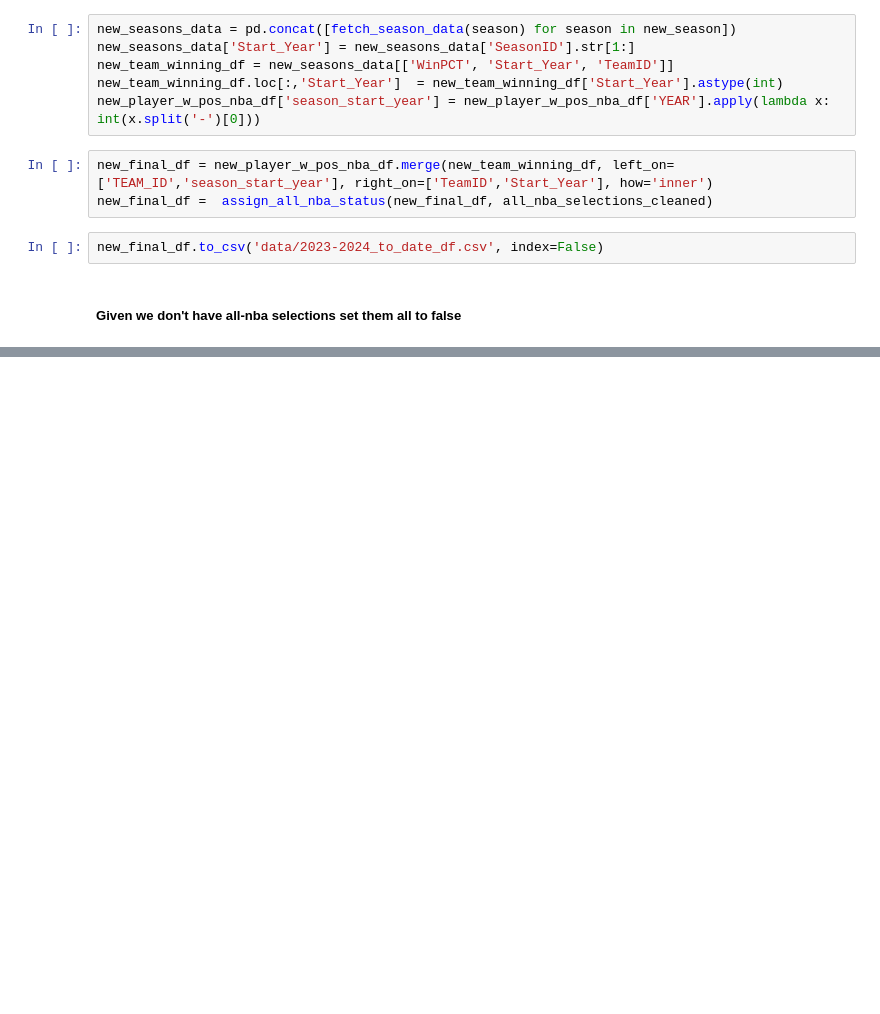
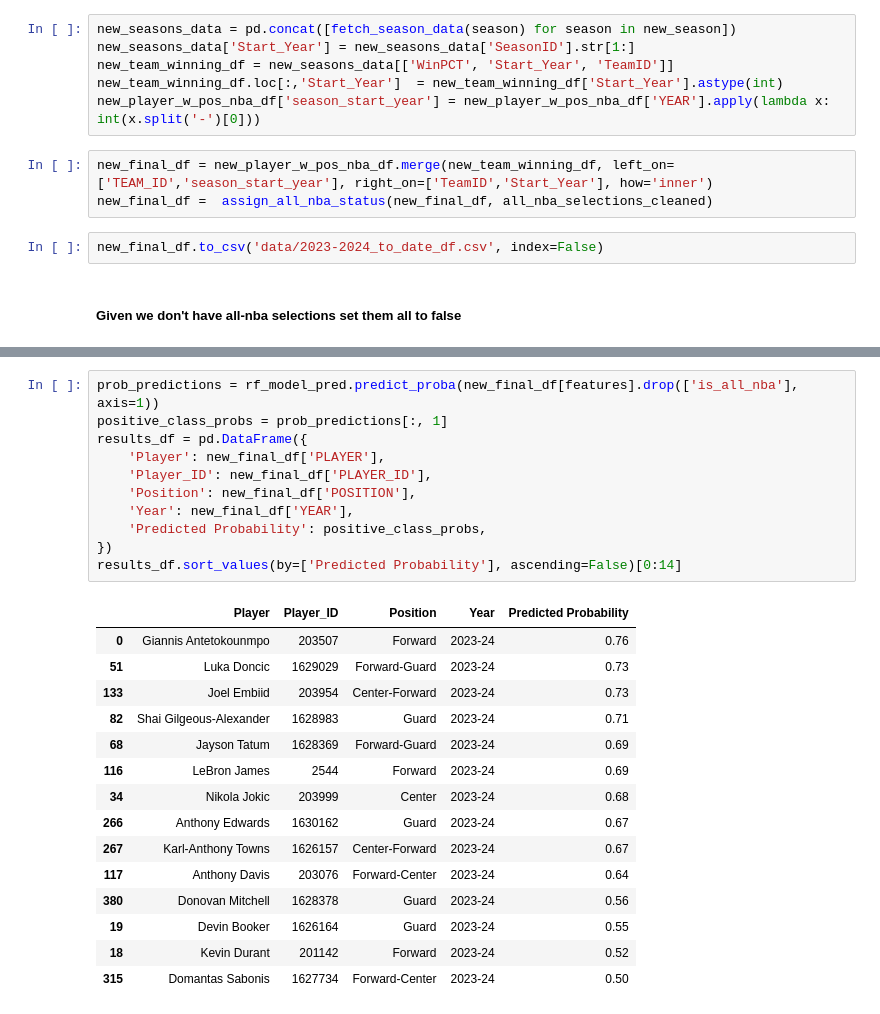
Before and after one commit to omerkhan3/nba_allstar_predictor, a Jupyter notebook: nba_allstar_predictions.ipynb, the cells around one changed output, grey strips where cells are left out. Saved outputs shown, nothing was run; the diff lists cells and outputs as text; blank space fills up the shorter version.

```diff
--- a/nba_allstar_predictions.ipynb
+++ b/nba_allstar_predictions.ipynb
@@ -603,0 +621,27 @@ new_log_reg_model = log_reg.predict_proba(X_half_season_scaled)
+# %%
+prob_predictions = rf_model_pred.predict_proba(new_final_df[features].drop(['is_all_nba'], axis=1))
+positive_class_probs = prob_predictions[:, 1]
+results_df = pd.DataFrame({
+    'Player': new_final_df['PLAYER'],
+    'Player_ID': new_final_df['PLAYER_ID'],
+    'Position': new_final_df['POSITION'],
+    'Year': new_final_df['YEAR'],
+    'Predicted Probability': positive_class_probs,
+})
+results_df.sort_values(by=['Predicted Probability'], ascending=False)[0:14]
+# %% [output]
+|  | Player | Player_ID | Position | Year | Predicted Probability |
+| 0 | Giannis Antetokounmpo | 203507 | Forward | 2023-24 | 0.76 |
+| 51 | Luka Doncic | 1629029 | Forward-Guard | 2023-24 | 0.73 |
+| 133 | Joel Embiid | 203954 | Center-Forward | 2023-24 | 0.73 |
+| 82 | Shai Gilgeous-Alexander | 1628983 | Guard | 2023-24 | 0.71 |
+| 68 | Jayson Tatum | 1628369 | Forward-Guard | 2023-24 | 0.69 |
+| 116 | LeBron James | 2544 | Forward | 2023-24 | 0.69 |
+| 34 | Nikola Jokic | 203999 | Center | 2023-24 | 0.68 |
+| 266 | Anthony Edwards | 1630162 | Guard | 2023-24 | 0.67 |
+| 267 | Karl-Anthony Towns | 1626157 | Center-Forward | 2023-24 | 0.67 |
+| 117 | Anthony Davis | 203076 | Forward-Center | 2023-24 | 0.64 |
+| 380 | Donovan Mitchell | 1628378 | Guard | 2023-24 | 0.56 |
+| 19 | Devin Booker | 1626164 | Guard | 2023-24 | 0.55 |
+| 18 | Kevin Durant | 201142 | Forward | 2023-24 | 0.52 |
+| 315 | Domantas Sabonis | 1627734 | Forward-Center | 2023-24 | 0.50 |
```
Also changed, not shown: parts of 10 cells of this notebook.
